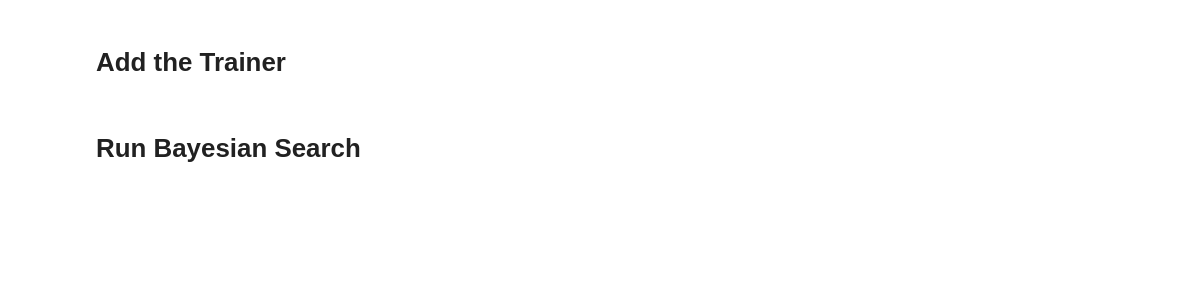
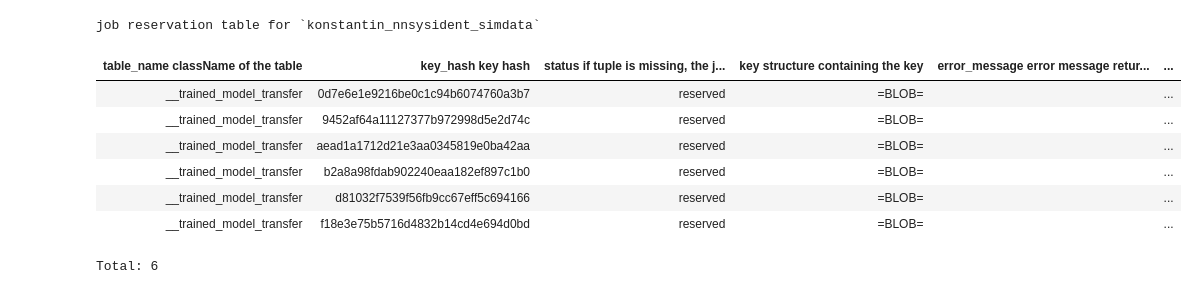
Before and after one commit to sinzlab/nnsysident, a Jupyter notebook: notebooks/playground.ipynb, the cells around one changed output. Cells and saved outputs as stored; diff of their text form; code cells hidden in the pictures; blank space fills up the shorter version.

```diff
--- a/notebooks/playground.ipynb
+++ b/notebooks/playground.ipynb
@@ -14,11 +15,12 @@ name = 'realdata' #"simdata"
 dj.config['schema_name'] = f"konstantin_nnsysident_{name}"
 # %%
 import torch
+import shutil
 import numpy as np
 import pickle
 import pandas as pd
 pd.set_option('display.max_columns', None)
-pd.set_option('display.max_rows', 10)
+pd.set_option('display.max_rows', 20)
 import matplotlib.pyplot as plt
 import re
 import seaborn as sns
@@ -37,16 +39,18 @@ from nnsysident.datasets.mouse_loaders import static_loader
 def find_number(text, c):
     return re.findall(r'%s(\d+)' % c, text)
 
-def get_transfer():
+def get_transfer(old_experiment_name):
     # prepare the Transfer table in a way that all the info about the transferred model is in the DataFrame. Just pd.merge (on transfer_fn and transfer_hash)
     # it then with the model that the transferred model was used for.
     transfer = pd.DataFrame(Transfer.fetch())
     transfer = pd.concat([transfer, transfer['transfer_config'].apply(pd.Series)], axis = 1).drop('transfer_config', axis = 1)
 
-    tm = pd.DataFrame((TrainedModel * Dataset).fetch()).rename(
+    tm = pd.DataFrame((TrainedModel * Dataset * Seed * Experiments.Restrictions & 'experiment_name = "{}"'.format(old_experiment_name)).fetch()).rename(
         columns = {'model_hash': 't_model_hash', 'trainer_hash': 't_trainer_hash', 'dataset_hash': 't_dataset_hash'})
+    tm = tm.sort_values('score', ascending=False).drop_duplicates(['t_model_hash', 't_trainer_hash', 't_dataset_hash'])
 
     transfer = pd.merge(transfer, tm, how='inner', on=['t_model_hash', 't_trainer_hash', 't_dataset_hash'])
     transfer = pd.concat([transfer, transfer['dataset_config'].apply(pd.Series)], axis = 1).drop('dataset_config', axis = 1)
     transfer.columns = ['t_' + col if col[:2] != 't_' and col[:8] != 'transfer'  else col for col in transfer.columns]
+    transfer = transfer.sort_values(['t_neuron_n', 't_image_n', 't_neuron_base_seed', 't_image_base_seed'])
     return transfer
@@ -87,2 +56,0 @@ model_config_auto = dict(
-# %% [markdown]
-# Add the Trainer
@@ -94,2 +56,0 @@ trainer_config_auto = dict(
-# %% [markdown]
-# Run Bayesian Search
@@ -104,0 +57,12 @@ best_parameters, _, _, _ = autobayes.run()
+# %%
+schema.jobs
+# %% [output]
+job reservation table for `konstantin_nnsysident_simdata`
+| table_name className of the table | key_hash key hash | status if tuple is missing, the j... | key structure containing the key | error_message error message retur... | ... |
+| __trained_model_transfer | 0d7e6e1e9216be0c1c94b6074760a3b7 | reserved | =BLOB= |  | ... |
+| __trained_model_transfer | 9452af64a11127377b972998d5e2d74c | reserved | =BLOB= |  | ... |
+| __trained_model_transfer | aead1a1712d21e3aa0345819e0ba42aa | reserved | =BLOB= |  | ... |
+| __trained_model_transfer | b2a8a98fdab902240eaa182ef897c1b0 | reserved | =BLOB= |  | ... |
+| __trained_model_transfer | d81032f7539f56fb9cc67eff5c694166 | reserved | =BLOB= |  | ... |
+| __trained_model_transfer | f18e3e75b5716d4832b14cd4e694d0bd | reserved | =BLOB= |  | ... |
+Total: 6
```
Also changed, not shown: parts of 14 cells of this notebook, 5 other files.
